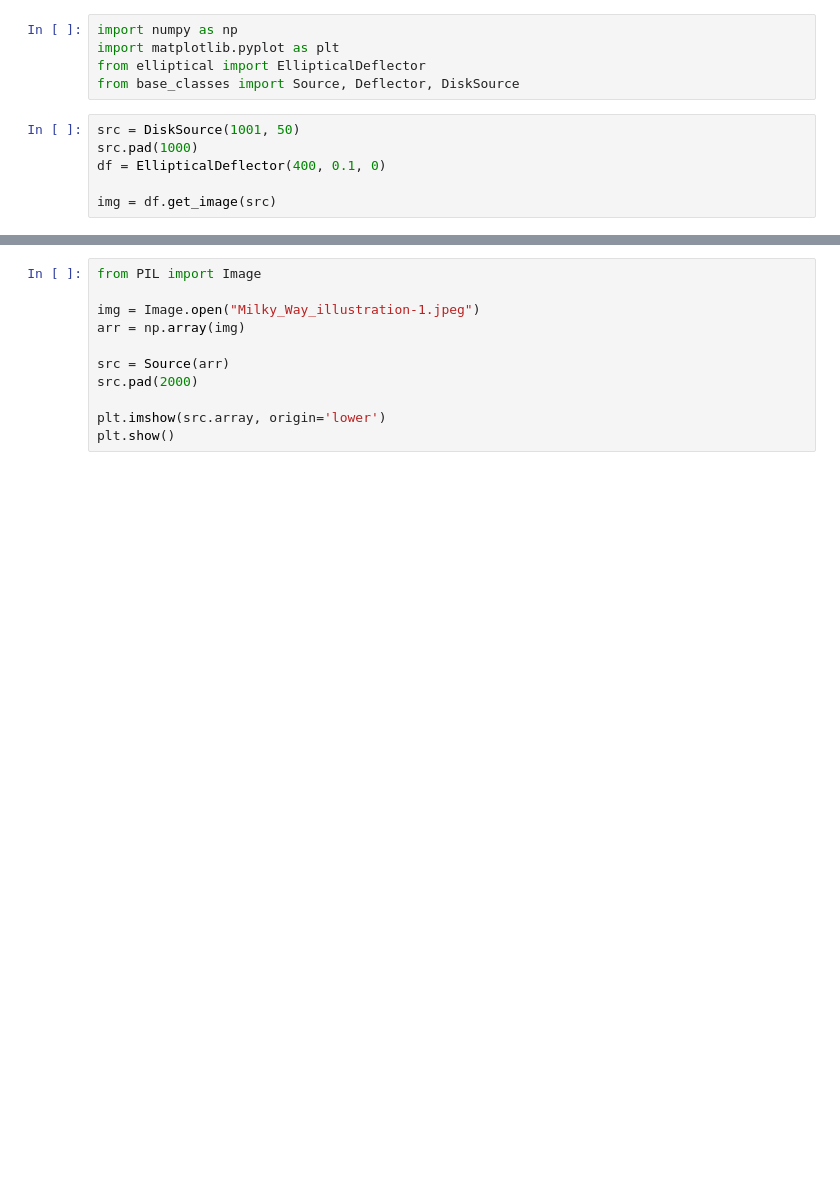
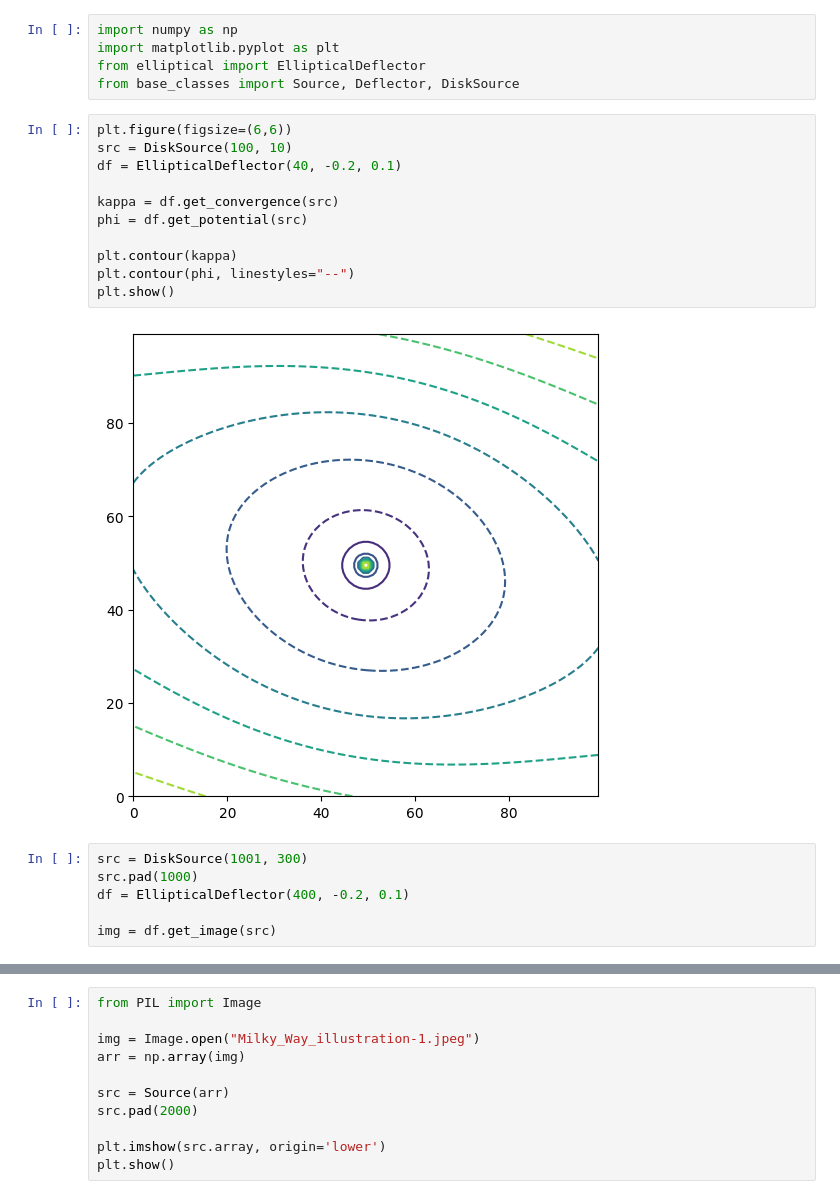
Before and after one commit to OliverRedhead/Gravitational-Lensing, a Jupyter notebook: wk1/elliptical/elliptical_testing.ipynb, the cells around one changed output, grey strips where cells are left out. Cells and saved outputs as stored; diff of their text form; blank space fills up the shorter version.

```diff
--- a/wk1/elliptical/elliptical_testing.ipynb
+++ b/wk1/elliptical/elliptical_testing.ipynb
@@ -3,10 +3,23 @@ import numpy as np
 import matplotlib.pyplot as plt
 from elliptical import EllipticalDeflector
 from base_classes import Source, Deflector, DiskSource
+# %%
+plt.figure(figsize=(6,6))
+src = DiskSource(100, 10)
+df = EllipticalDeflector(40, -0.2, 0.1)
+
+kappa = df.get_convergence(src)
+phi = df.get_potential(src)
+
+plt.contour(kappa)
+plt.contour(phi, linestyles="--")
+plt.show()
+# %% [output]
+[figure, added]
 # %%
-src = DiskSource(1001, 50)
+src = DiskSource(1001, 300)
 src.pad(1000)
-df = EllipticalDeflector(400, 0.1, 0)
+df = EllipticalDeflector(400, -0.2, 0.1)
 
 img = df.get_image(src)
 # %%
```
Also changed, not shown: parts of 2 cells of this notebook, 1 other file.
